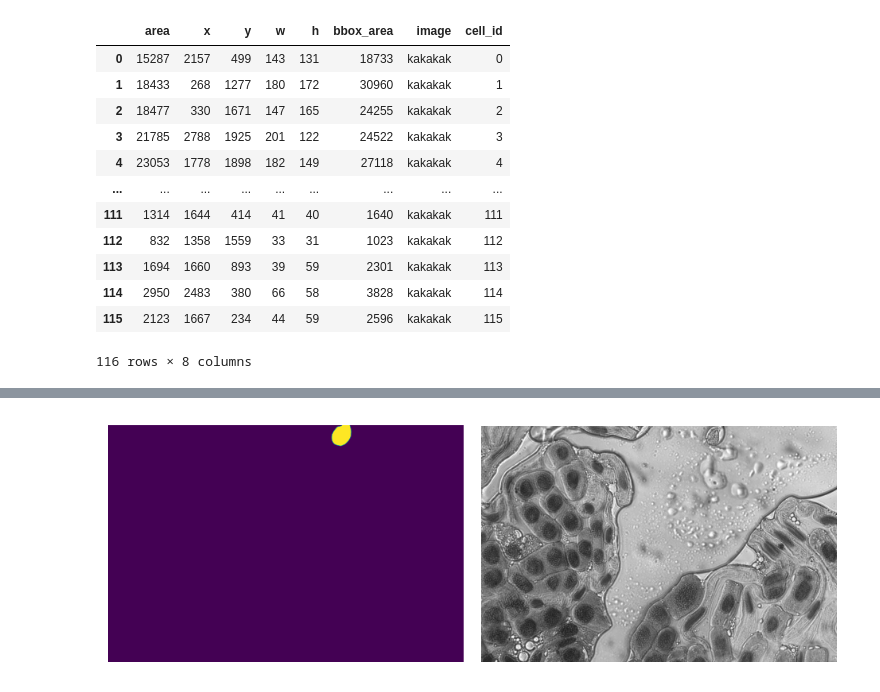
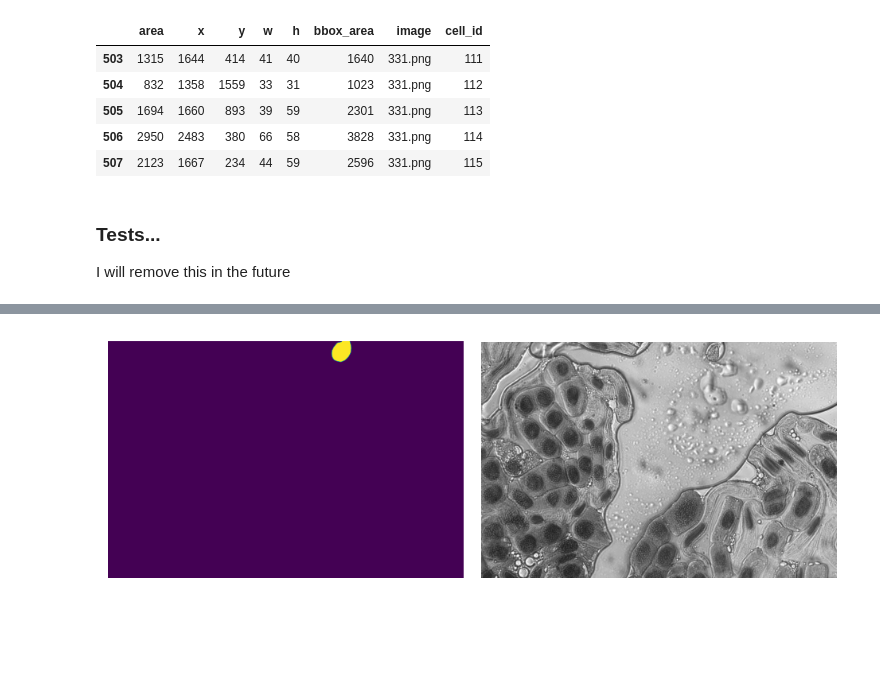
Before and after one commit to RawthiL/giar_ina_dev, a Jupyter notebook: notebooks/cell_segmentation_test.ipynb, the cells around one changed output, grey strips where cells are left out. Drawn from its saved outputs; the diff is of its cells as text; code cells hidden in the pictures; blank space fills up the shorter version.

```diff
--- a/notebooks/cell_segmentation_test.ipynb
+++ b/notebooks/cell_segmentation_test.ipynb
@@ -23 +56,14 @@ data_utils.dataset_cell_segmentation(cmg, IMAGE_PATH, os.path.join(OUTPUT, "sam_
+# %%
+data_df.tail()
+# %% [output]
+|  | area | x | y | w | h | bbox_area | image | cell_id |
+| 503 | 1315 | 1644 | 414 | 41 | 40 | 1640 | 331.png | 111 |
+| 504 | 832 | 1358 | 1559 | 33 | 31 | 1023 | 331.png | 112 |
+| 505 | 1694 | 1660 | 893 | 39 | 59 | 2301 | 331.png | 113 |
+| 506 | 2950 | 2483 | 380 | 66 | 58 | 3828 | 331.png | 114 |
+| 507 | 2123 | 1667 | 234 | 44 | 59 | 2596 | 331.png | 115 |
+# %% [markdown]
+### Tests...
+
+I will remove this in the future
 # %%
@@ -32,17 +81,0 @@ mask_gen_f = cmg._filter_masks(mask_gen)
-# %%
-masks_df = cmg._masks_to_df(mask_gen_f, "kakakak")
-masks_df
-# %% [output]
-|  | area | x | y | w | h | bbox_area | image | cell_id |
-| 0 | 15287 | 2157 | 499 | 143 | 131 | 18733 | kakakak | 0 |
-| 1 | 18433 | 268 | 1277 | 180 | 172 | 30960 | kakakak | 1 |
-| 2 | 18477 | 330 | 1671 | 147 | 165 | 24255 | kakakak | 2 |
-| 3 | 21785 | 2788 | 1925 | 201 | 122 | 24522 | kakakak | 3 |
-| 4 | 23053 | 1778 | 1898 | 182 | 149 | 27118 | kakakak | 4 |
-| ... | ... | ... | ... | ... | ... | ... | ... | ... |
-| 111 | 1314 | 1644 | 414 | 41 | 40 | 1640 | kakakak | 111 |
-| 112 | 832 | 1358 | 1559 | 33 | 31 | 1023 | kakakak | 112 |
-| 113 | 1694 | 1660 | 893 | 39 | 59 | 2301 | kakakak | 113 |
-| 114 | 2950 | 2483 | 380 | 66 | 58 | 3828 | kakakak | 114 |
-| 115 | 2123 | 1667 | 234 | 44 | 59 | 2596 | kakakak | 115 |
-116 rows × 8 columns
```
Also changed, not shown: parts of 19 cells of this notebook, 2 other files.
